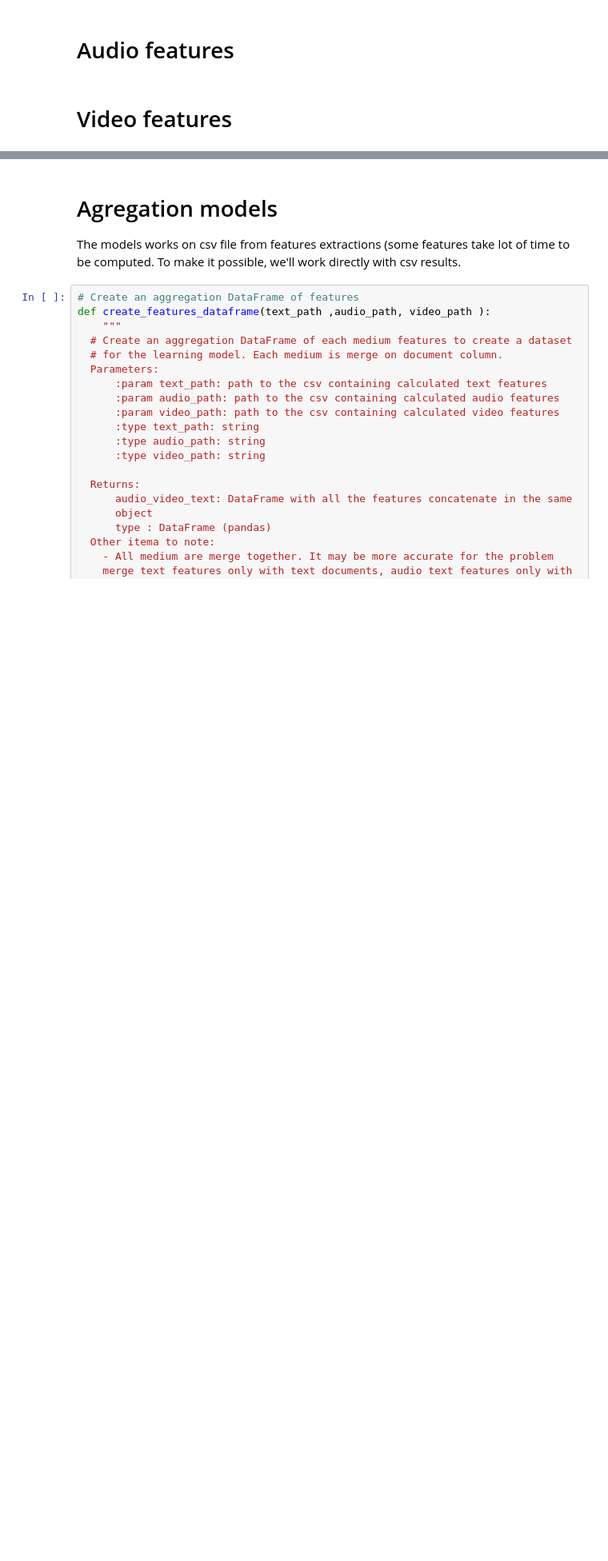
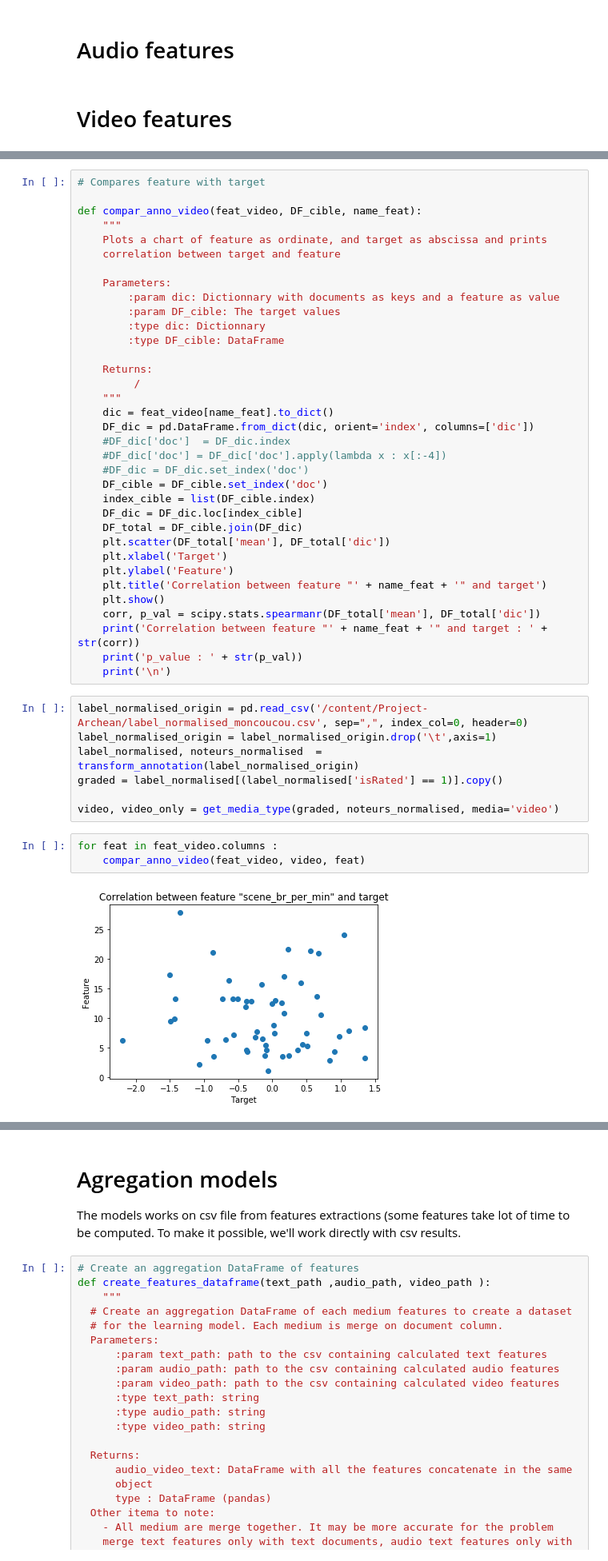
Before and after one commit to vincentnam/Project-Archean, a Jupyter notebook: ChallengeM2SID_2019.ipynb, the cells around one changed output, grey strips where cells are left out. Shown at 80% size. Drawn from its saved outputs; the diff is of its cells as text; blank space fills up the shorter version.

```diff
--- a/ChallengeM2SID_2019.ipynb
+++ b/ChallengeM2SID_2019.ipynb
@@ -1250,0 +1879,47 @@ Lasso_model(X,y)
+# %%
+# Compares feature with target
+
+def compar_anno_video(feat_video, DF_cible, name_feat):
+    """
+    Plots a chart of feature as ordinate, and target as abscissa and prints
+    correlation between target and feature
+
+    Parameters:
+        :param dic: Dictionnary with documents as keys and a feature as value
+        :param DF_cible: The target values
+        :type dic: Dictionnary
+        :type DF_cible: DataFrame
+
+    Returns:
+         /
+    """
+    dic = feat_video[name_feat].to_dict()
+    DF_dic = pd.DataFrame.from_dict(dic, orient='index', columns=['dic'])
+    #DF_dic['doc']  = DF_dic.index
+    #DF_dic['doc'] = DF_dic['doc'].apply(lambda x : x[:-4])
+    #DF_dic = DF_dic.set_index('doc')
+    DF_cible = DF_cible.set_index('doc')
+    index_cible = list(DF_cible.index)
+    DF_dic = DF_dic.loc[index_cible]
+    DF_total = DF_cible.join(DF_dic)
+    plt.scatter(DF_total['mean'], DF_total['dic'])
+    plt.xlabel('Target')
+    plt.ylabel('Feature')
+    plt.title('Correlation between feature "' + name_feat + '" and target')
+    plt.show()
+    corr, p_val = scipy.stats.spearmanr(DF_total['mean'], DF_total['dic'])
+    print('Correlation between feature "' + name_feat + '" and target : ' + str(corr))
+    print('p_value : ' + str(p_val))
+    print('\n')
+# %%
+label_normalised_origin = pd.read_csv('/content/Project-Archean/label_normalised_moncoucou.csv', sep=",", index_col=0, header=0)
+label_normalised_origin = label_normalised_origin.drop('\t',axis=1)
+label_normalised, noteurs_normalised  = transform_annotation(label_normalised_origin)
+graded = label_normalised[(label_normalised['isRated'] == 1)].copy()
+
+video, video_only = get_media_type(graded, noteurs_normalised, media='video')
+# %%
+for feat in feat_video.columns :
+    compar_anno_video(feat_video, video, feat)
+# %% [output]
+[figure, added]
```
Also changed, not shown: parts of 36 cells of this notebook.
